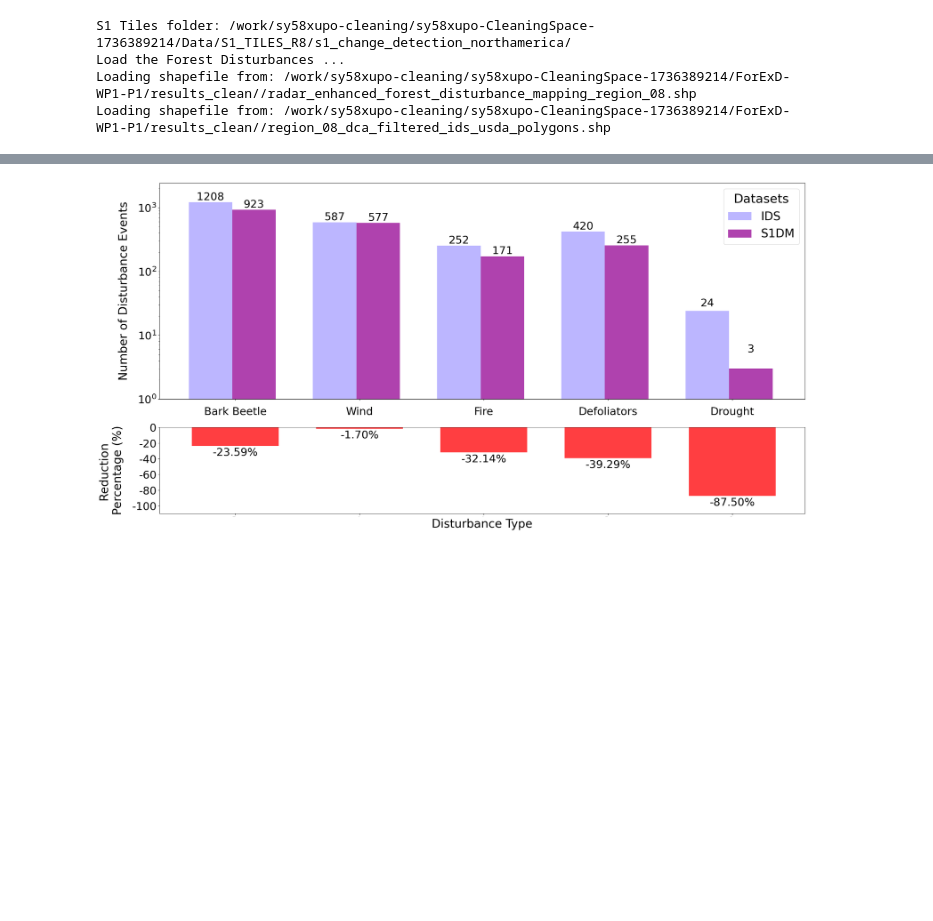
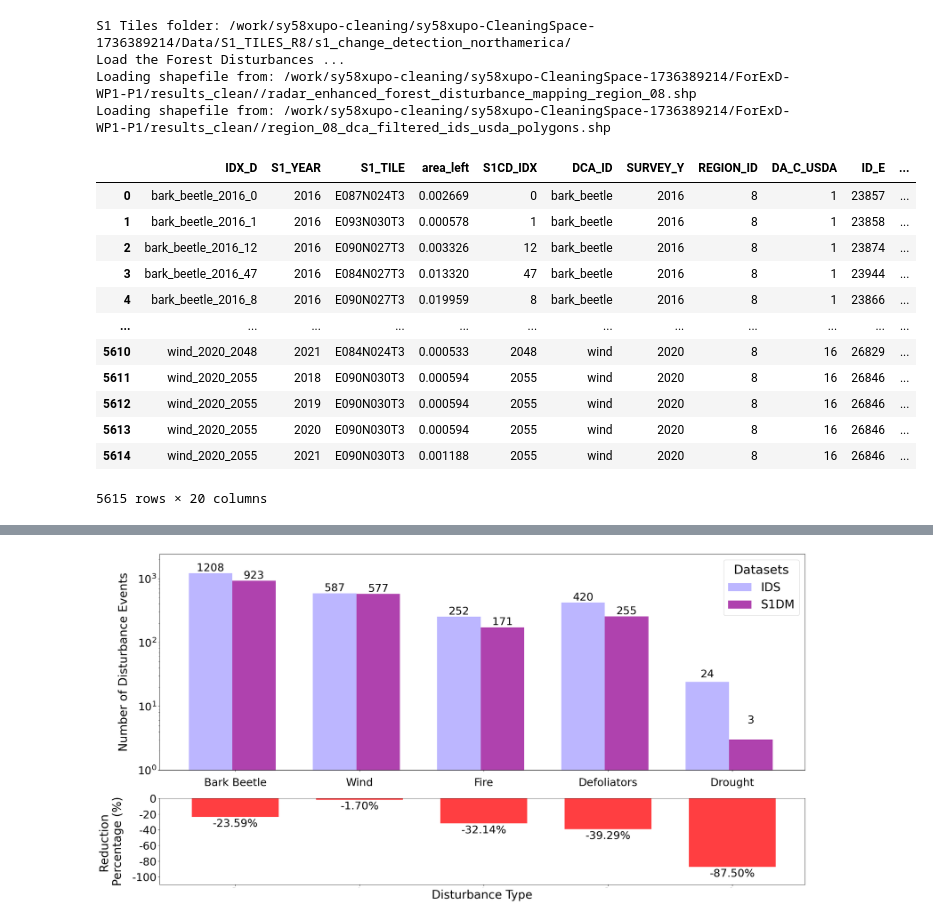
Before and after one commit to Franziska279/ForExD-WP1-P1, a Jupyter notebook: src/ids_s1dm_comparison_analysis.ipynb, the cells around one changed output, grey strips where cells are left out. Drawn from its saved outputs; the diff is of its cells as text; code cells hidden in the pictures; blank space fills up the shorter version.

```diff
--- a/src/ids_s1dm_comparison_analysis.ipynb
+++ b/src/ids_s1dm_comparison_analysis.ipynb
@@ -136,6 +136,22 @@ S1 Tiles folder: /work/sy58xupo-cleaning/sy58xupo-CleaningSpace-1736389214/Data/
 Load the Forest Disturbances ...
 Loading shapefile from: /work/sy58xupo-cleaning/sy58xupo-CleaningSpace-1736389214/ForExD-WP1-P1/results_clean//radar_enhanced_forest_disturbance_mapping_region_08.shp
 Loading shapefile from: /work/sy58xupo-cleaning/sy58xupo-CleaningSpace-1736389214/ForExD-WP1-P1/results_clean//region_08_dca_filtered_ids_usda_polygons.shp
+# %%
+refdm_gdf
+# %% [output]
+|  | IDX_D | S1_YEAR | S1_TILE | area_left | S1CD_IDX | DCA_ID | SURVEY_Y | REGION_ID | DA_C_USDA | ID_E | ... |
+| 0 | bark_beetle_2016_0 | 2016 | E087N024T3 | 0.002669 | 0 | bark_beetle | 2016 | 8 | 1 | 23857 | ... |
+| 1 | bark_beetle_2016_1 | 2016 | E093N030T3 | 0.000578 | 1 | bark_beetle | 2016 | 8 | 1 | 23858 | ... |
+| 2 | bark_beetle_2016_12 | 2016 | E090N027T3 | 0.003326 | 12 | bark_beetle | 2016 | 8 | 1 | 23874 | ... |
+| 3 | bark_beetle_2016_47 | 2016 | E084N027T3 | 0.013320 | 47 | bark_beetle | 2016 | 8 | 1 | 23944 | ... |
+| 4 | bark_beetle_2016_8 | 2016 | E090N027T3 | 0.019959 | 8 | bark_beetle | 2016 | 8 | 1 | 23866 | ... |
+| ... | ... | ... | ... | ... | ... | ... | ... | ... | ... | ... | ... |
+| 5610 | wind_2020_2048 | 2021 | E084N024T3 | 0.000533 | 2048 | wind | 2020 | 8 | 16 | 26829 | ... |
+| 5611 | wind_2020_2055 | 2018 | E090N030T3 | 0.000594 | 2055 | wind | 2020 | 8 | 16 | 26846 | ... |
+| 5612 | wind_2020_2055 | 2019 | E090N030T3 | 0.000594 | 2055 | wind | 2020 | 8 | 16 | 26846 | ... |
+| 5613 | wind_2020_2055 | 2020 | E090N030T3 | 0.000594 | 2055 | wind | 2020 | 8 | 16 | 26846 | ... |
+| 5614 | wind_2020_2055 | 2021 | E090N030T3 | 0.001188 | 2055 | wind | 2020 | 8 | 16 | 26846 | ... |
+5615 rows × 20 columns
 # %%
 import matplotlib.pyplot as plt
 
```
Also changed, not shown: parts of 9 cells of this notebook, 3 other files.
